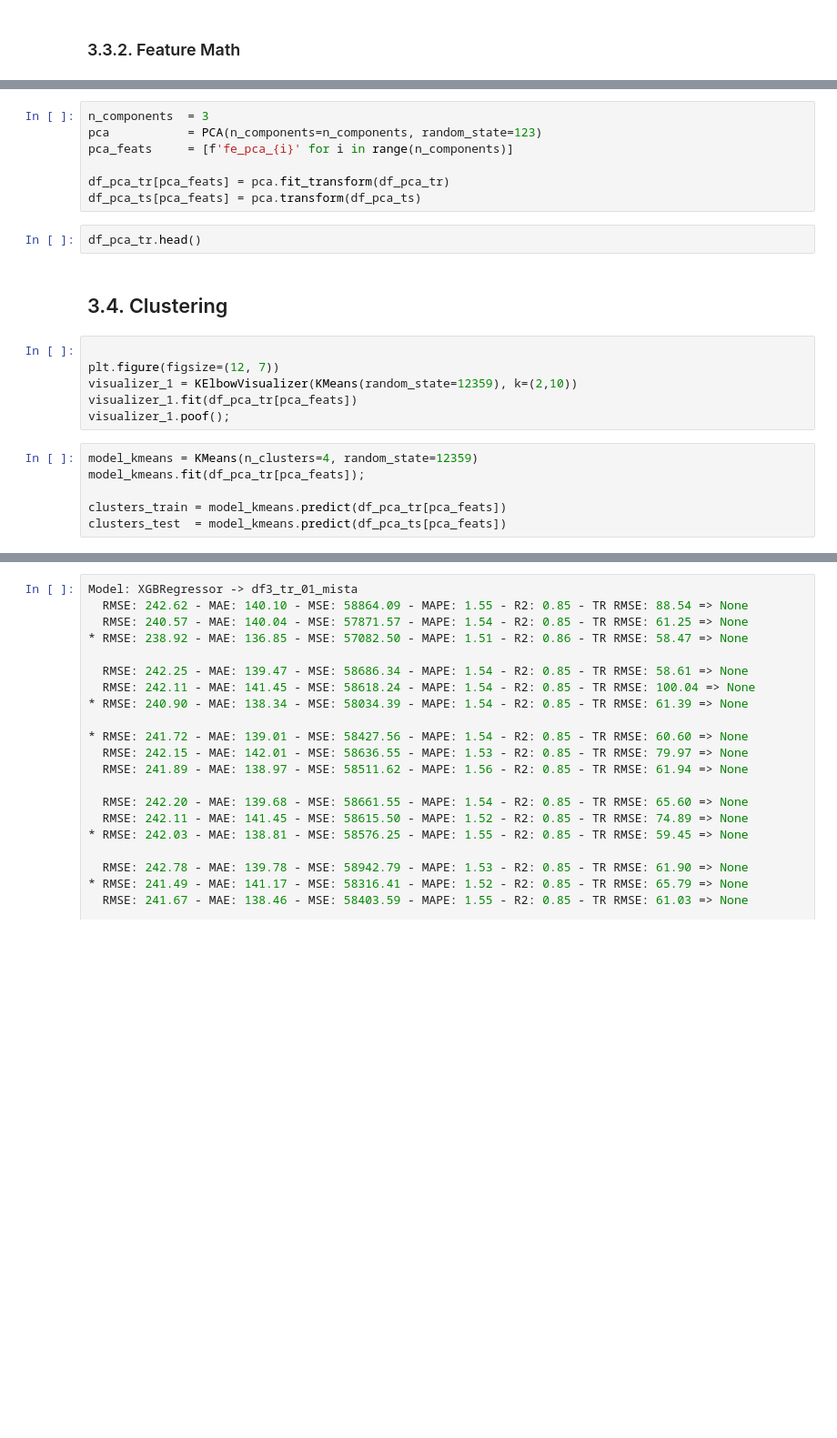
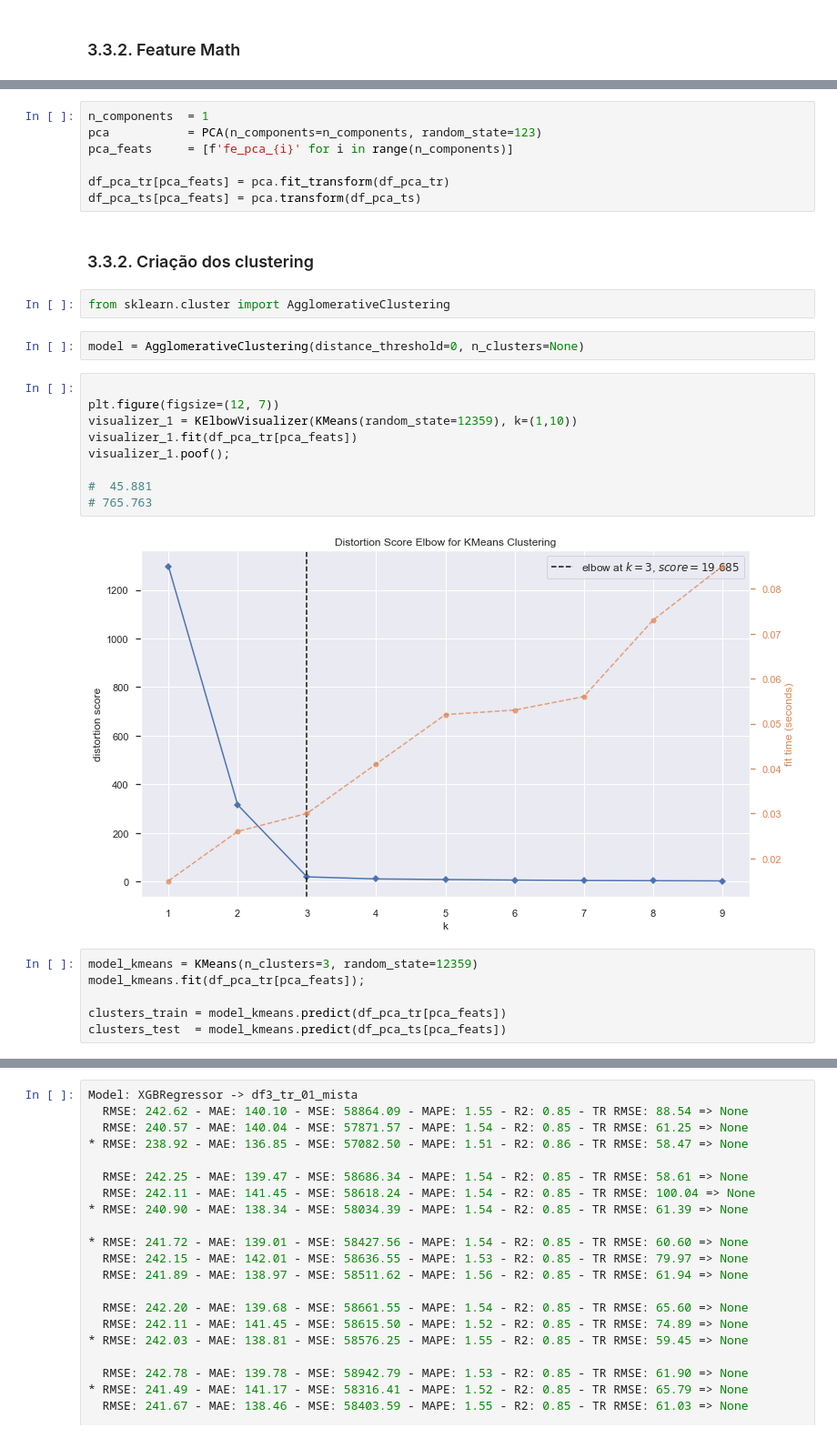
Before and after one commit to rogeriodelfim/Competicoes, a Jupyter notebook: Flai/09/02 - Features Engineering.ipynb, the cells around one changed output, grey strips where cells are left out. Shown at 91% size. Saved outputs shown, nothing was run; the diff lists cells and outputs as text; blank space fills up the shorter version.

```diff
--- a/Flai/09/02 - Features Engineering.ipynb
+++ b/Flai/09/02 - Features Engineering.ipynb
@@ -1715,22 +1949,29 @@ plt.show()
 # %%
-n_components  = 3
+n_components  = 1
 pca           = PCA(n_components=n_components, random_state=123)
 pca_feats     = [f'fe_pca_{i}' for i in range(n_components)]
 
 df_pca_tr[pca_feats] = pca.fit_transform(df_pca_tr)
 df_pca_ts[pca_feats] = pca.transform(df_pca_ts)
-# %%
-df_pca_tr.head()
-# %% [markdown]
-## 3.4. Clustering
+# %% [markdown]
+### 3.3.2. Criação dos clustering
+# %%
+from sklearn.cluster import AgglomerativeClustering
+# %%
+model = AgglomerativeClustering(distance_threshold=0, n_clusters=None)
 # %%
 
 plt.figure(figsize=(12, 7))
-visualizer_1 = KElbowVisualizer(KMeans(random_state=12359), k=(2,10))
+visualizer_1 = KElbowVisualizer(KMeans(random_state=12359), k=(1,10))
 visualizer_1.fit(df_pca_tr[pca_feats])
 visualizer_1.poof();
+
+#  45.881
+# 765.763
+# %% [output]
+[figure, added]
 # %%
-model_kmeans = KMeans(n_clusters=4, random_state=12359)
+model_kmeans = KMeans(n_clusters=3, random_state=12359)
 model_kmeans.fit(df_pca_tr[pca_feats]);
 
 clusters_train = model_kmeans.predict(df_pca_tr[pca_feats])
```
Also changed, not shown: parts of 29 cells of this notebook, 11 other files.
